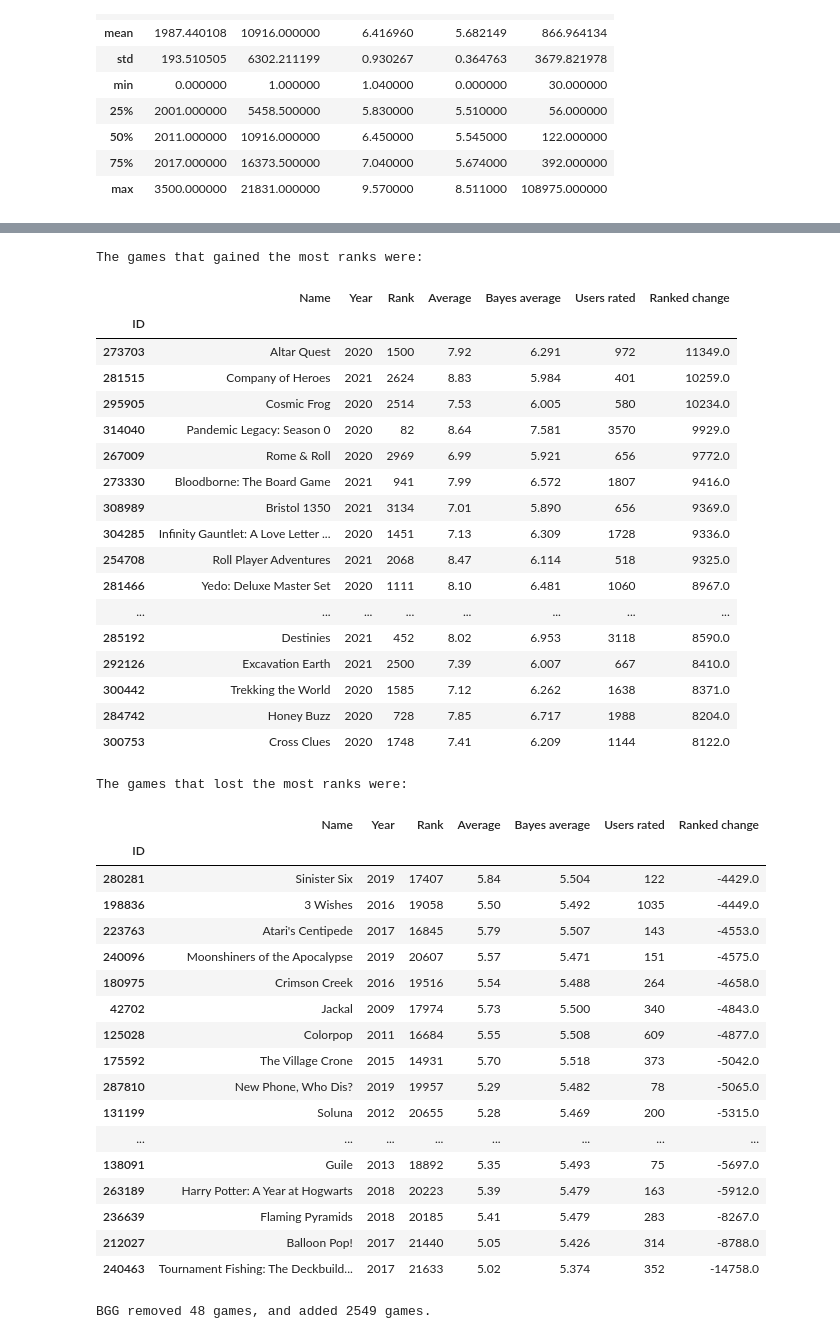
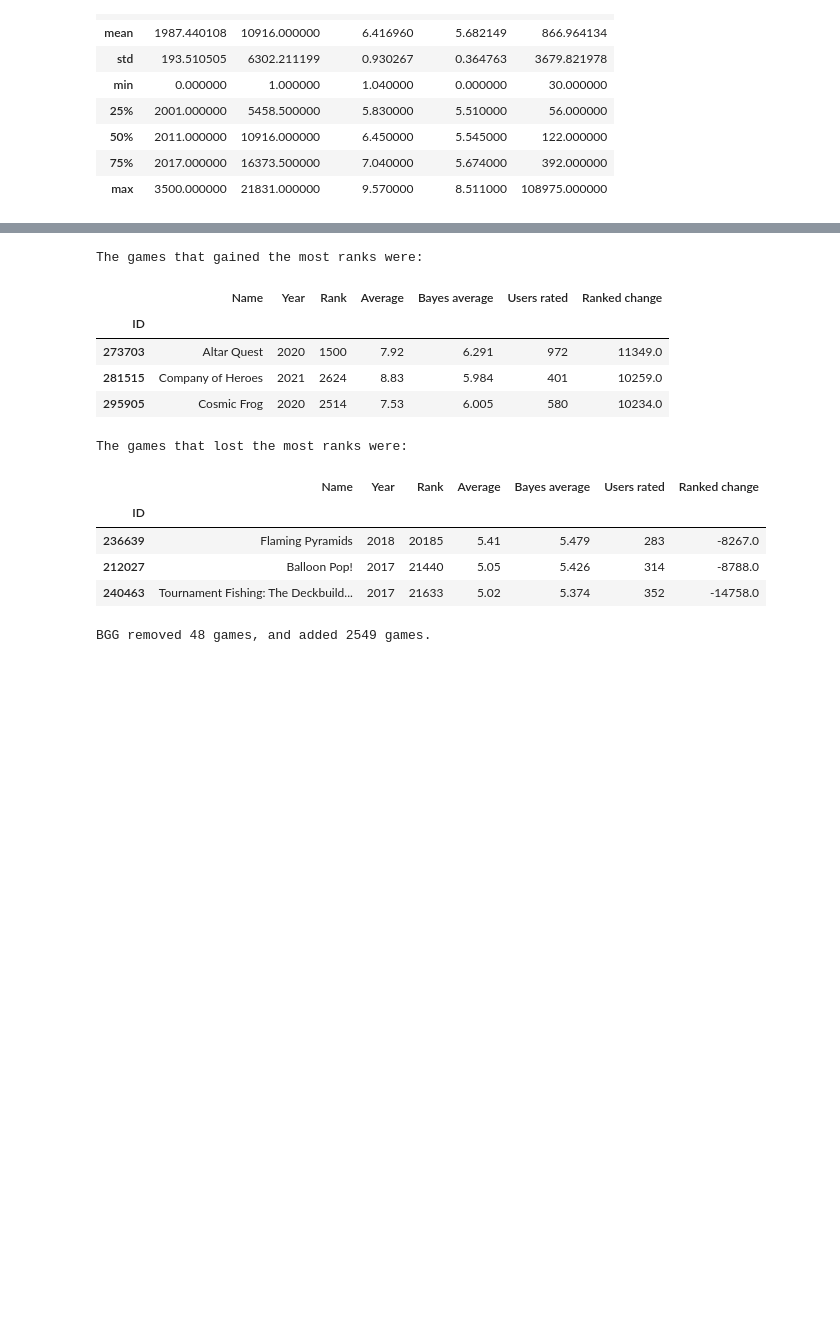
Before and after one commit to J-Zoo99/portfolio, a Jupyter notebook: BoardGameGeek.ipynb, the cells around one changed output, grey strips where cells are left out. Cells and saved outputs as stored; diff of their text form; code cells hidden in the pictures; blank space fills up the shorter version.

```diff
--- a/BoardGameGeek.ipynb
+++ b/BoardGameGeek.ipynb
@@ -253,44 +233,18 @@ df_22_rank_change.sample(20)
 # %%
 print("The games that gained the most ranks were:")
-display(df_22_rank_change.sort_values(by= 'Ranked change', ascending=False).head(20))
+display(df_22_rank_change.sort_values(by= 'Ranked change', ascending=False).head(3))
 print("The games that lost the most ranks were:")
-display(df_22_rank_change.sort_values(by= 'Ranked change', ascending=False, na_position ='first' ).tail(20))
+display(df_22_rank_change.sort_values(by= 'Ranked change', ascending=False, na_position ='first' ).tail(3))
 # %% [output]
 The games that gained the most ranks were:
 |  | Name | Year | Rank | Average | Bayes average | Users rated | Ranked change |
 | ID |  |  |  |  |  |  |  |
 | 273703 | Altar Quest | 2020 | 1500 | 7.92 | 6.291 | 972 | 11349.0 |
 | 281515 | Company of Heroes | 2021 | 2624 | 8.83 | 5.984 | 401 | 10259.0 |
 | 295905 | Cosmic Frog | 2020 | 2514 | 7.53 | 6.005 | 580 | 10234.0 |
-| 314040 | Pandemic Legacy: Season 0 | 2020 | 82 | 8.64 | 7.581 | 3570 | 9929.0 |
-| 267009 | Rome & Roll | 2020 | 2969 | 6.99 | 5.921 | 656 | 9772.0 |
-| 273330 | Bloodborne: The Board Game | 2021 | 941 | 7.99 | 6.572 | 1807 | 9416.0 |
-| 308989 | Bristol 1350 | 2021 | 3134 | 7.01 | 5.890 | 656 | 9369.0 |
-| 304285 | Infinity Gauntlet: A Love Letter ... | 2020 | 1451 | 7.13 | 6.309 | 1728 | 9336.0 |
-| 254708 | Roll Player Adventures | 2021 | 2068 | 8.47 | 6.114 | 518 | 9325.0 |
-| 281466 | Yedo: Deluxe Master Set | 2020 | 1111 | 8.10 | 6.481 | 1060 | 8967.0 |
-| ... | ... | ... | ... | ... | ... | ... | ... |
-| 285192 | Destinies | 2021 | 452 | 8.02 | 6.953 | 3118 | 8590.0 |
-| 292126 | Excavation Earth | 2021 | 2500 | 7.39 | 6.007 | 667 | 8410.0 |
-| 300442 | Trekking the World | 2020 | 1585 | 7.12 | 6.262 | 1638 | 8371.0 |
-| 284742 | Honey Buzz | 2020 | 728 | 7.85 | 6.717 | 1988 | 8204.0 |
-| 300753 | Cross Clues | 2020 | 1748 | 7.41 | 6.209 | 1144 | 8122.0 |
 The games that lost the most ranks were:
 |  | Name | Year | Rank | Average | Bayes average | Users rated | Ranked change |
 | ID |  |  |  |  |  |  |  |
-| 280281 | Sinister Six | 2019 | 17407 | 5.84 | 5.504 | 122 | -4429.0 |
-| 198836 | 3 Wishes | 2016 | 19058 | 5.50 | 5.492 | 1035 | -4449.0 |
-| 223763 | Atari's Centipede | 2017 | 16845 | 5.79 | 5.507 | 143 | -4553.0 |
-| 240096 | Moonshiners of the Apocalypse | 2019 | 20607 | 5.57 | 5.471 | 151 | -4575.0 |
-| 180975 | Crimson Creek | 2016 | 19516 | 5.54 | 5.488 | 264 | -4658.0 |
-| 42702 | Jackal | 2009 | 17974 | 5.73 | 5.500 | 340 | -4843.0 |
-| 125028 | Colorpop | 2011 | 16684 | 5.55 | 5.508 | 609 | -4877.0 |
-| 175592 | The Village Crone | 2015 | 14931 | 5.70 | 5.518 | 373 | -5042.0 |
-| 287810 | New Phone, Who Dis? | 2019 | 19957 | 5.29 | 5.482 | 78 | -5065.0 |
-| 131199 | Soluna | 2012 | 20655 | 5.28 | 5.469 | 200 | -5315.0 |
-| ... | ... | ... | ... | ... | ... | ... | ... |
-| 138091 | Guile | 2013 | 18892 | 5.35 | 5.493 | 75 | -5697.0 |
-| 263189 | Harry Potter: A Year at Hogwarts | 2018 | 20223 | 5.39 | 5.479 | 163 | -5912.0 |
 | 236639 | Flaming Pyramids | 2018 | 20185 | 5.41 | 5.479 | 283 | -8267.0 |
 | 212027 | Balloon Pop! | 2017 | 21440 | 5.05 | 5.426 | 314 | -8788.0 |
 | 240463 | Tournament Fishing: The Deckbuild... | 2017 | 21633 | 5.02 | 5.374 | 352 | -14758.0 |
```
Also changed, not shown: parts of 6 cells of this notebook.
